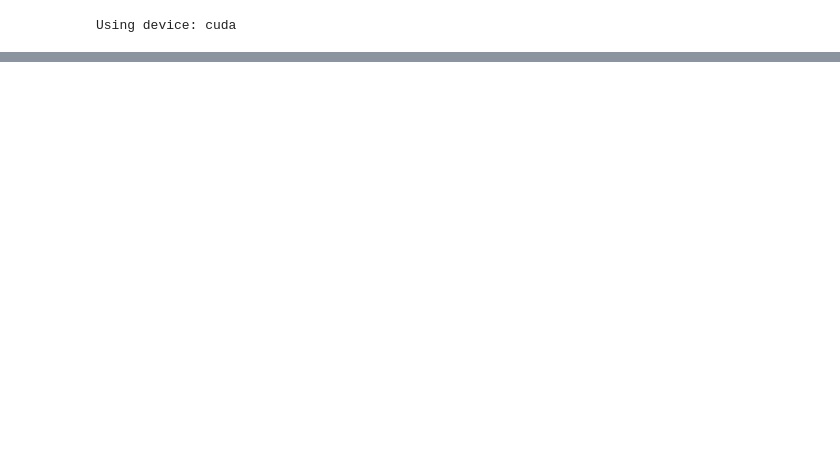
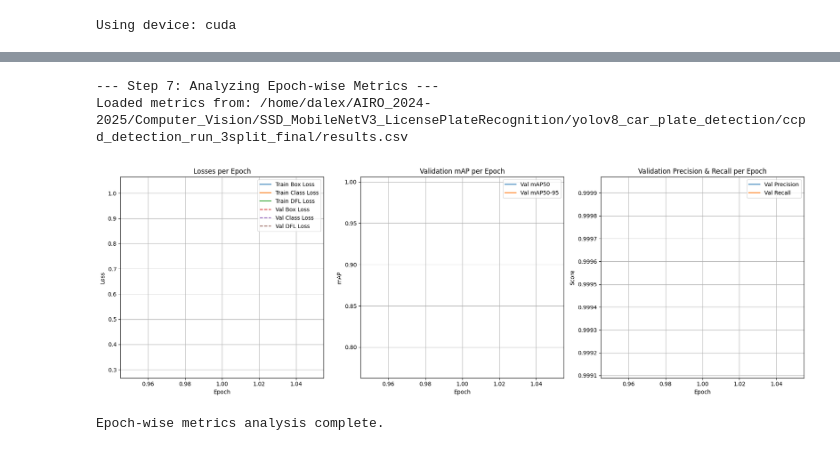
Before and after one commit to andrea-dalessio/CVProject4_final, a Jupyter notebook: yolov8_trained.ipynb, the cells around one changed output, grey strips where cells are left out. Cells and saved outputs as stored; diff of their text form; code cells hidden in the pictures; blank space fills up the shorter version.

Commit message:
Completed YOLO training!

```diff
--- a/yolov8_trained.ipynb
+++ b/yolov8_trained.ipynb
@@ -307,0 +313,56 @@ Starting training for 2 epochs...
+# %%
+print("\n--- Step 7: Analyzing Epoch-wise Metrics ---")
+
+results_csv_path = os.path.join('/home/dalex/AIRO_2024-2025/Computer_Vision/SSD_MobileNetV3_LicensePlateRecognition/yolov8_car_plate_detection', run_name, 'results.csv')
+
+if os.path.exists(results_csv_path):
+    df_results = pd.read_csv(results_csv_path)
+    df_results.columns = df_results.columns.str.strip()
+
+    print(f"Loaded metrics from: {results_csv_path}\n")
+
+    plt.figure(figsize=(18, 6))
+
+    plt.subplot(1, 3, 1)
+    plt.plot(df_results['epoch'], df_results['train/box_loss'], label='Train Box Loss')
+    plt.plot(df_results['epoch'], df_results['train/cls_loss'], label='Train Class Loss')
+    plt.plot(df_results['epoch'], df_results['train/dfl_loss'], label='Train DFL Loss')
+    plt.plot(df_results['epoch'], df_results['val/box_loss'], label='Val Box Loss', linestyle='--')
+    plt.plot(df_results['epoch'], df_results['val/cls_loss'], label='Val Class Loss', linestyle='--')
+    plt.plot(df_results['epoch'], df_results['val/dfl_loss'], label='Val DFL Loss', linestyle='--')
+    plt.title('Losses per Epoch')
+    plt.xlabel('Epoch')
+    plt.ylabel('Loss')
+    plt.legend()
+    plt.grid(True)
+
+    plt.subplot(1, 3, 2)
+    plt.plot(df_results['epoch'], df_results['metrics/mAP50(B)'], label='Val mAP50')
+    plt.plot(df_results['epoch'], df_results['metrics/mAP50-95(B)'], label='Val mAP50-95')
+    plt.title('Validation mAP per Epoch')
+    plt.xlabel('Epoch')
+    plt.ylabel('mAP')
+    plt.legend()
+    plt.grid(True)
+
+    plt.subplot(1, 3, 3)
+    plt.plot(df_results['epoch'], df_results['metrics/precision(B)'], label='Val Precision')
+    plt.plot(df_results['epoch'], df_results['metrics/recall(B)'], label='Val Recall')
+    plt.title('Validation Precision & Recall per Epoch')
+    plt.xlabel('Epoch')
+    plt.ylabel('Score')
+    plt.legend()
+    plt.grid(True)
+
+    plt.tight_layout()
+    plt.show()
+
+else:
+    print(f"Error: results.csv not found at {results_csv_path}.")
+    print("Please ensure the training completed successfully and check the correct run directory name.")
+print("Epoch-wise metrics analysis complete.")
+# %% [output]
+--- Step 7: Analyzing Epoch-wise Metrics ---
+Loaded metrics from: /home/dalex/AIRO_2024-2025/Computer_Vision/SSD_MobileNetV3_LicensePlateRecognition/yolov8_car_plate_detection/ccpd_detection_run_3split_final/results.csv
+[figure, added]
+Epoch-wise metrics analysis complete.
```
Also changed, not shown: parts of 10 cells of this notebook, 22 other files.
